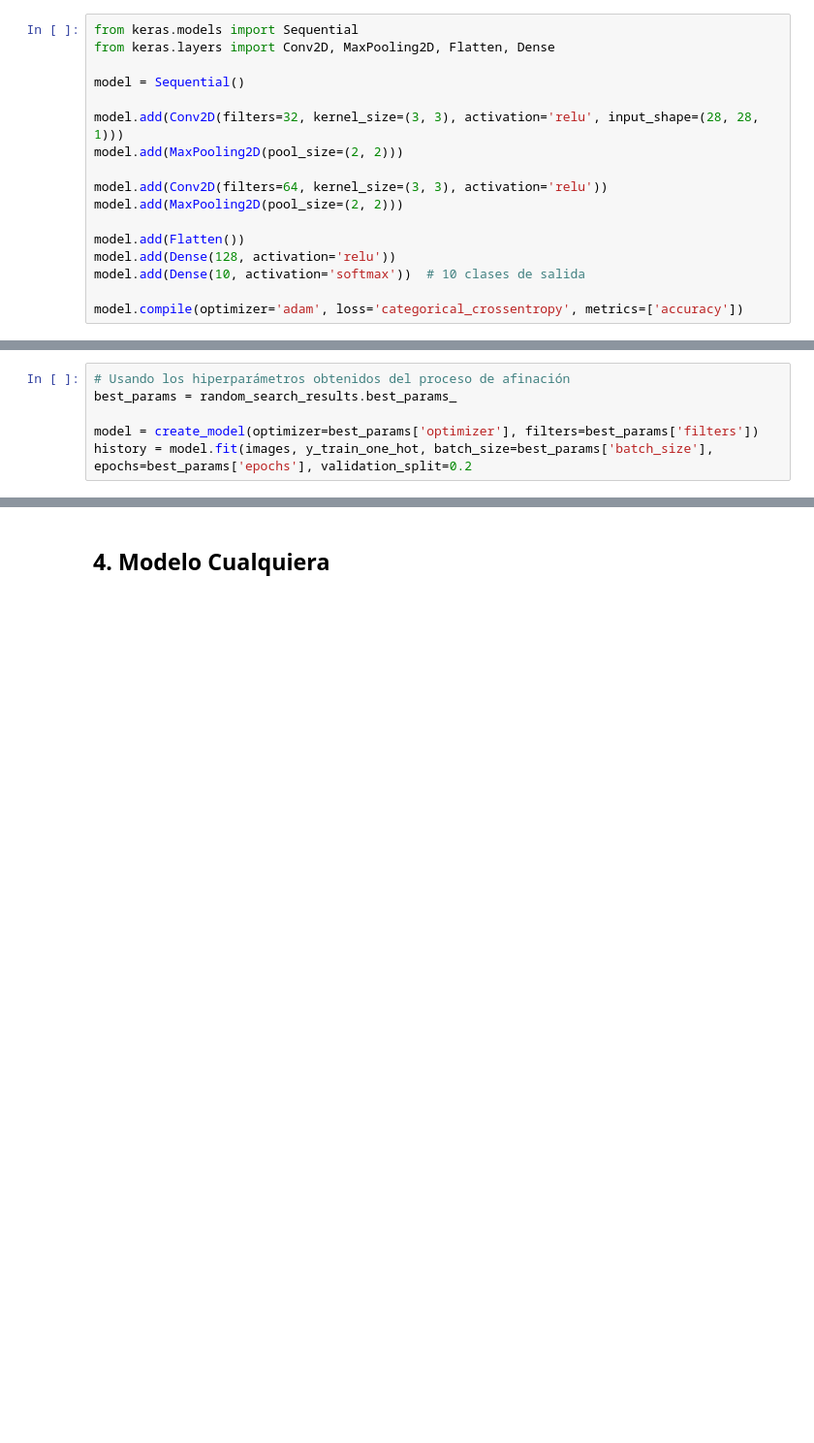
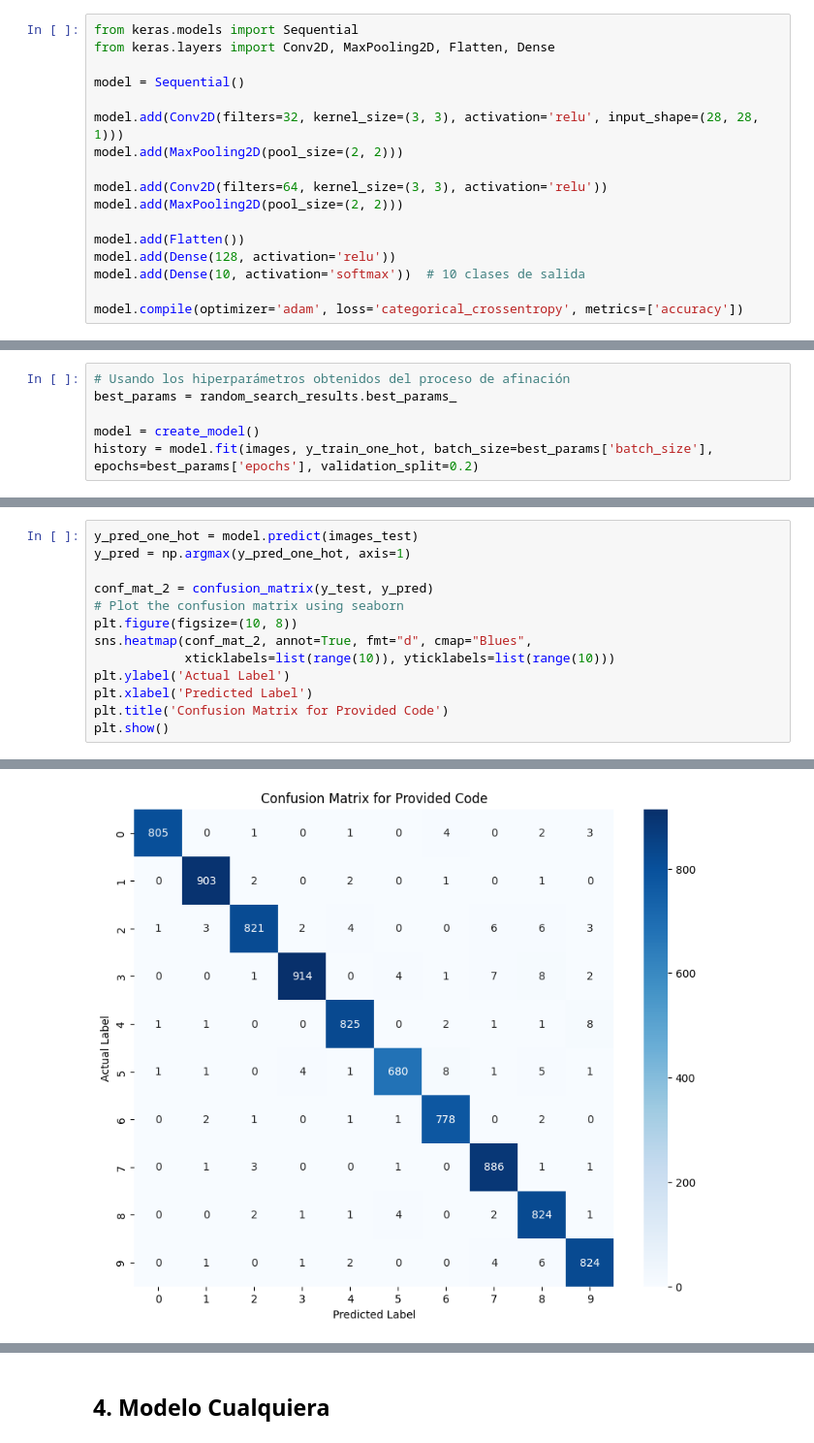
Before and after one commit to Manuel-Archila/Lab3_DS, a Jupyter notebook: Lab3.ipynb, the cells around one changed output, grey strips where cells are left out. Shown: that part at 97% size. Drawn from its saved outputs; the diff is of its cells as text; blank space fills up the shorter version.

```diff
--- a/Lab3.ipynb
+++ b/Lab3.ipynb
@@ -180,6 +179,6 @@ Epoch 20/20
 # Usando los hiperparámetros obtenidos del proceso de afinación
 best_params = random_search_results.best_params_
 
-model = create_model(optimizer=best_params['optimizer'], filters=best_params['filters'])
-history = model.fit(images, y_train_one_hot, batch_size=best_params['batch_size'], epochs=best_params['epochs'], validation_split=0.2
+model = create_model()
+history = model.fit(images, y_train_one_hot, batch_size=best_params['batch_size'], epochs=best_params['epochs'], validation_split=0.2)
 # %% [output]
@@ -190,0 +208,14 @@ print(f"Accuracy on test data: {test_accuracy * 100:.2f}%")
+# %%
+y_pred_one_hot = model.predict(images_test)
+y_pred = np.argmax(y_pred_one_hot, axis=1)
+
+conf_mat_2 = confusion_matrix(y_test, y_pred)
+# Plot the confusion matrix using seaborn
+plt.figure(figsize=(10, 8))
+sns.heatmap(conf_mat_2, annot=True, fmt="d", cmap="Blues",
+            xticklabels=list(range(10)), yticklabels=list(range(10)))
+plt.ylabel('Actual Label')
+plt.xlabel('Predicted Label')
+plt.title('Confusion Matrix for Provided Code')
+plt.show()
+# %% [output]
@@ -190,0 +223 @@ print(f"Accuracy on test data: {test_accuracy * 100:.2f}%")
+[figure, added]
```
Also changed, not shown: parts of 16 cells of this notebook, 5 other files.
